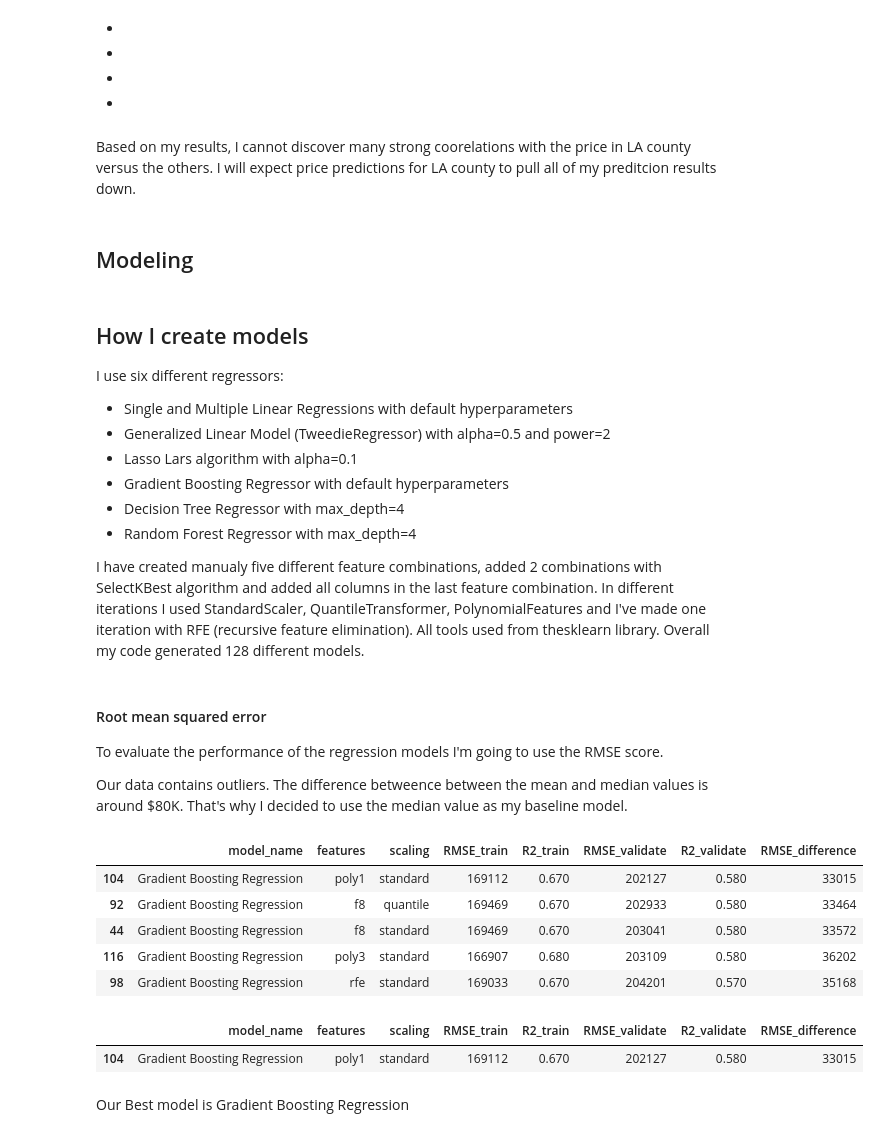
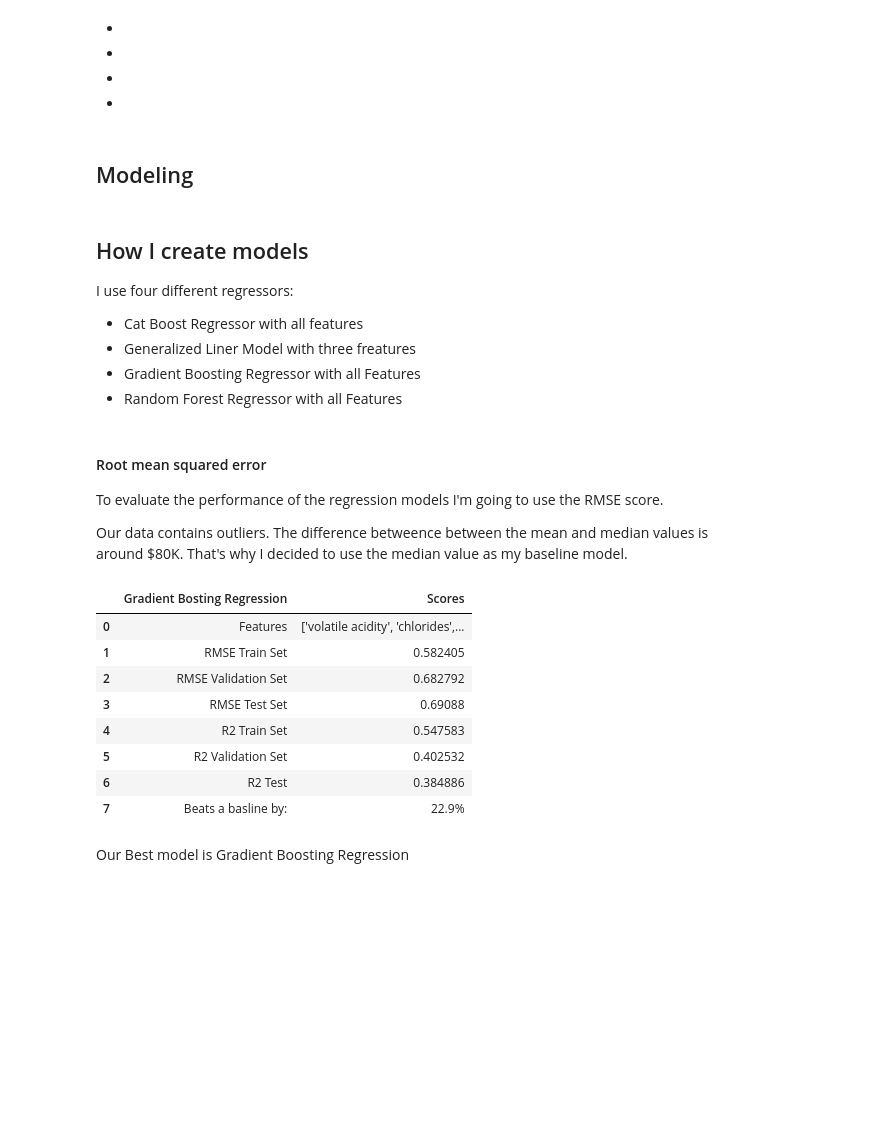
Before and after one commit to Cod-Up-Our-Data/wine_clustering_project, a Jupyter notebook: wine_project.ipynb, the cells around one changed output. Cells and saved outputs as stored; diff of their text form; code cells hidden in the pictures; blank space fills up the shorter version.

```diff
--- a/wine_project.ipynb
+++ b/wine_project.ipynb
@@ -145,23 +177,17 @@ Orange   correlation coefficient is  0.57
 *
 *
 *
-# %% [markdown]
-Based on my results, I cannot discover many strong coorelations with the price in LA county versus the others. I will expect price predictions for LA county to pull all of my preditcion results down.
 # %% [markdown]
 ## Modeling
 # %% [markdown]
 ## How I create models
 
-I use six different regressors:
+I use four different regressors:
 
-* Single and Multiple Linear Regressions with default hyperparameters
-* Generalized Linear Model (TweedieRegressor) with alpha=0.5 and power=2
-* Lasso Lars algorithm with alpha=0.1
-* Gradient Boosting Regressor with default hyperparameters
-* Decision Tree Regressor with max_depth=4
-* Random Forest Regressor with max_depth=4
-
-I have created manualy five different feature combinations, added 2 combinations with SelectKBest algorithm and added all columns in the last feature combination. In different iterations I used StandardScaler, QuantileTransformer, PolynomialFeatures and I've made one iteration with RFE (recursive feature elimination). All tools used from thesklearn library. Overall my code generated 128 different models.
+* Cat Boost Regressor with all features
+* Generalized Liner Model with three freatures
+* Gradient Boosting Regressor with all Features
+* Random Forest Regressor with all Features
 # %% [markdown]
 #### Root mean squared error
 To evaluate the performance of the regression models I'm going to use the RMSE score.
@@ -175,18 +200,16 @@ md.run_all_models()
 # %%
 # top 5 models
-best_model = md.select_best_model(md.scores)
+mo.gradient_boost_model()
 # %% [output]
-|  | model_name | features | scaling | RMSE_train | R2_train | RMSE_validate | R2_validate | RMSE_difference |
-| 104 | Gradient Boosting Regression | poly1 | standard | 169112 | 0.670 | 202127 | 0.580 | 33015 |
-| 92 | Gradient Boosting Regression | f8 | quantile | 169469 | 0.670 | 202933 | 0.580 | 33464 |
-| 44 | Gradient Boosting Regression | f8 | standard | 169469 | 0.670 | 203041 | 0.580 | 33572 |
-| 116 | Gradient Boosting Regression | poly3 | standard | 166907 | 0.680 | 203109 | 0.580 | 36202 |
-| 98 | Gradient Boosting Regression | rfe | standard | 169033 | 0.670 | 204201 | 0.570 | 35168 |
+|  | Gradient Bosting Regression | Scores |
+| 0 | Features | ['volatile acidity', 'chlorides',... |
+| 1 | RMSE Train Set | 0.582405 |
+| 2 | RMSE Validation Set | 0.682792 |
+| 3 | RMSE Test Set | 0.69088 |
+| 4 | R2 Train Set | 0.547583 |
+| 5 | R2 Validation Set | 0.402532 |
+| 6 | R2 Test | 0.384886 |
+| 7 | Beats a basline by: | 22.9% |
-# %%
-best_model
-# %% [output]
-|  | model_name | features | scaling | RMSE_train | R2_train | RMSE_validate | R2_validate | RMSE_difference |
-| 104 | Gradient Boosting Regression | poly1 | standard | 169112 | 0.670 | 202127 | 0.580 | 33015 |
 # %% [markdown]
 Our Best model is Gradient Boosting Regression
 # %%
```
Also changed, not shown: parts of 16 cells of this notebook, 3 other files.
